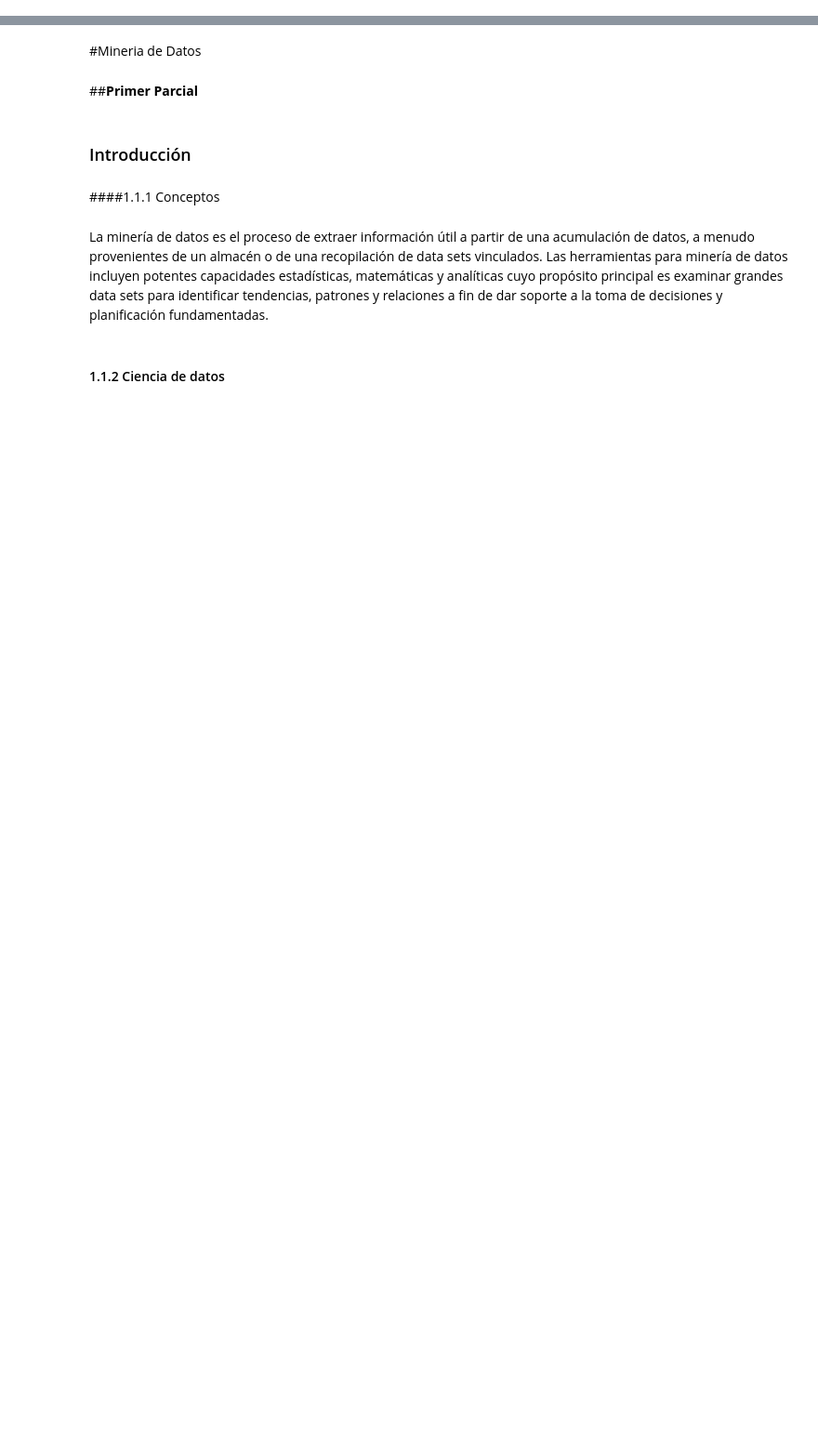
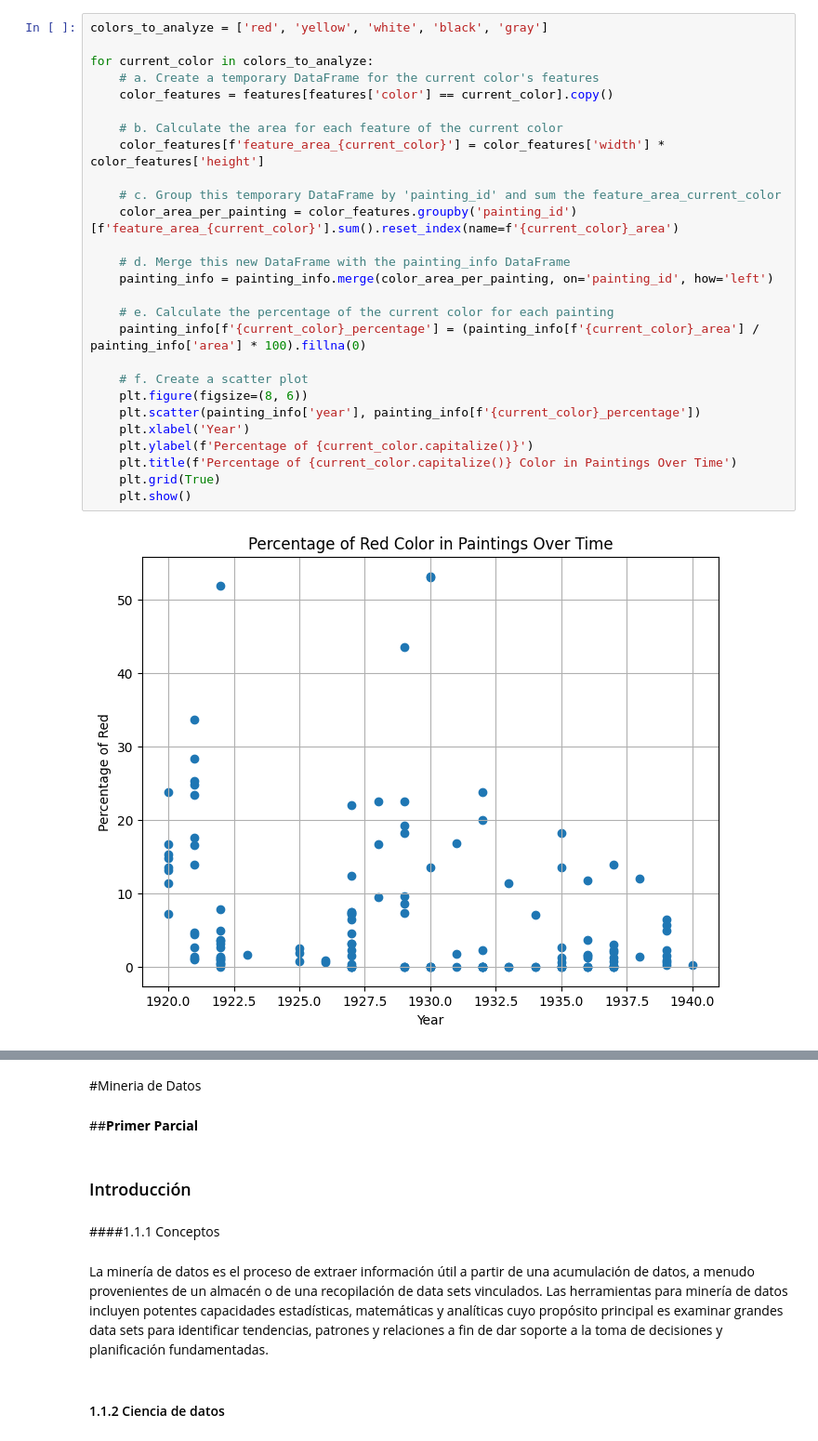
Before and after one commit to Scanfmonse/ExamenCompiladores, a Jupyter notebook: mineriacolab1.ipynb, the cells around one changed output, grey strips where cells are left out. Shown at 93% size. Saved outputs shown, nothing was run; the diff lists cells and outputs as text; blank space fills up the shorter version.

```diff
--- a/mineriacolab1.ipynb
+++ b/mineriacolab1.ipynb
@@ -2,0 +100,29 @@
+# %%
+colors_to_analyze = ['red', 'yellow', 'white', 'black', 'gray']
+
+for current_color in colors_to_analyze:
+    # a. Create a temporary DataFrame for the current color's features
+    color_features = features[features['color'] == current_color].copy()
+
+    # b. Calculate the area for each feature of the current color
+    color_features[f'feature_area_{current_color}'] = color_features['width'] * color_features['height']
+
+    # c. Group this temporary DataFrame by 'painting_id' and sum the feature_area_current_color
+    color_area_per_painting = color_features.groupby('painting_id')[f'feature_area_{current_color}'].sum().reset_index(name=f'{current_color}_area')
+
+    # d. Merge this new DataFrame with the painting_info DataFrame
+    painting_info = painting_info.merge(color_area_per_painting, on='painting_id', how='left')
+
+    # e. Calculate the percentage of the current color for each painting
+    painting_info[f'{current_color}_percentage'] = (painting_info[f'{current_color}_area'] / painting_info['area'] * 100).fillna(0)
+
+    # f. Create a scatter plot
+    plt.figure(figsize=(8, 6))
+    plt.scatter(painting_info['year'], painting_info[f'{current_color}_percentage'])
+    plt.xlabel('Year')
+    plt.ylabel(f'Percentage of {current_color.capitalize()}')
+    plt.title(f'Percentage of {current_color.capitalize()} Color in Paintings Over Time')
+    plt.grid(True)
+    plt.show()
+# %% [output]
+[figure, added]
```
Also changed, not shown: parts of 8 cells of this notebook.
